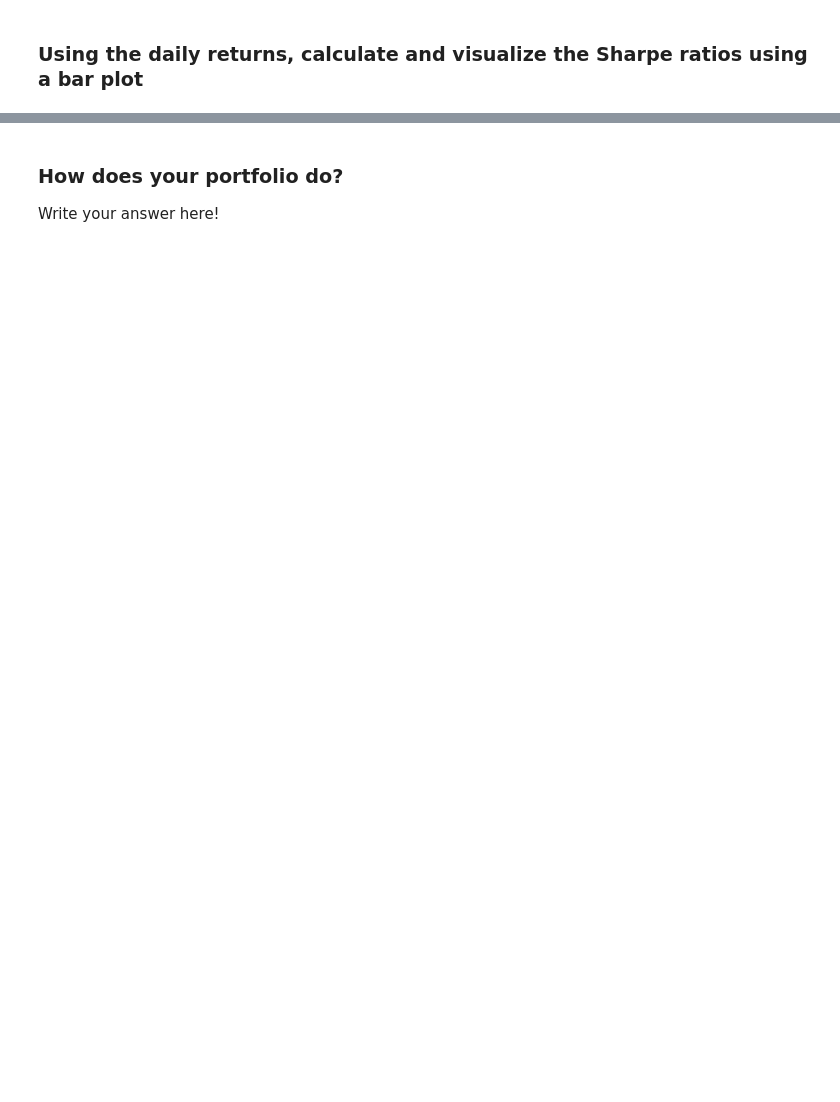
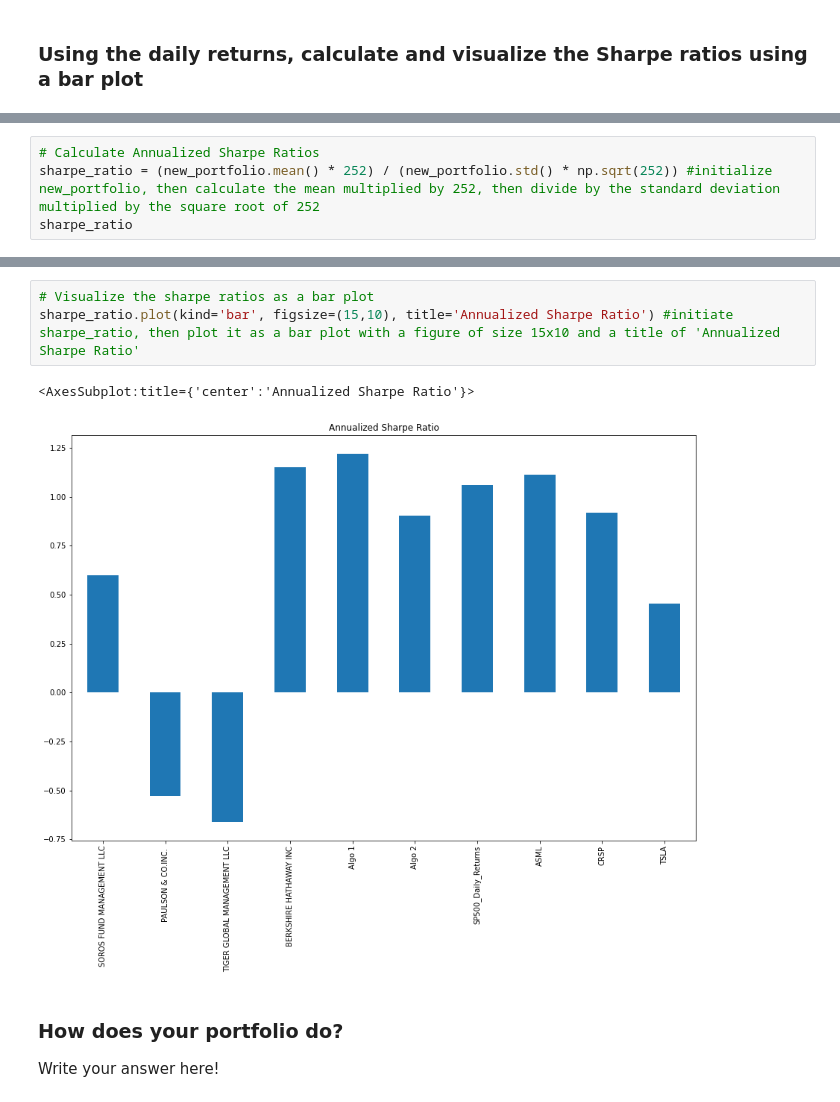
Before and after one commit to majikthise911/Homework_3_Pandas, a Jupyter notebook: Starter_Code/whale_analysis.ipynb, the cells around one changed output, grey strips where cells are left out. Drawn from its saved outputs; the diff is of its cells as text; blank space fills up the shorter version.

```diff
--- a/Starter_Code/whale_analysis.ipynb
+++ b/Starter_Code/whale_analysis.ipynb
@@ -609,0 +681,4 @@ new_portfolio.head()
+# %%
+# Calculate Annualized Sharpe Ratios
+sharpe_ratio = (new_portfolio.mean() * 252) / (new_portfolio.std() * np.sqrt(252)) #initialize new_portfolio, then calculate the mean multiplied by 252, then divide by the standard deviation multiplied by the square root of 252
+sharpe_ratio
@@ -610,3 +697,9 @@ new_portfolio.head()
+# %%
+# Visualize the sharpe ratios as a bar plot
+sharpe_ratio.plot(kind='bar', figsize=(15,10), title='Annualized Sharpe Ratio') #initiate sharpe_ratio, then plot it as a bar plot with a figure of size 15x10 and a title of 'Annualized Sharpe Ratio'
+# %% [output]
+<AxesSubplot:title={'center':'Annualized Sharpe Ratio'}>
+[figure, added]
 # %% [markdown]
 ### How does your portfolio do?
 
```
Also changed, not shown: parts of 49 cells of this notebook, 9 other files.
